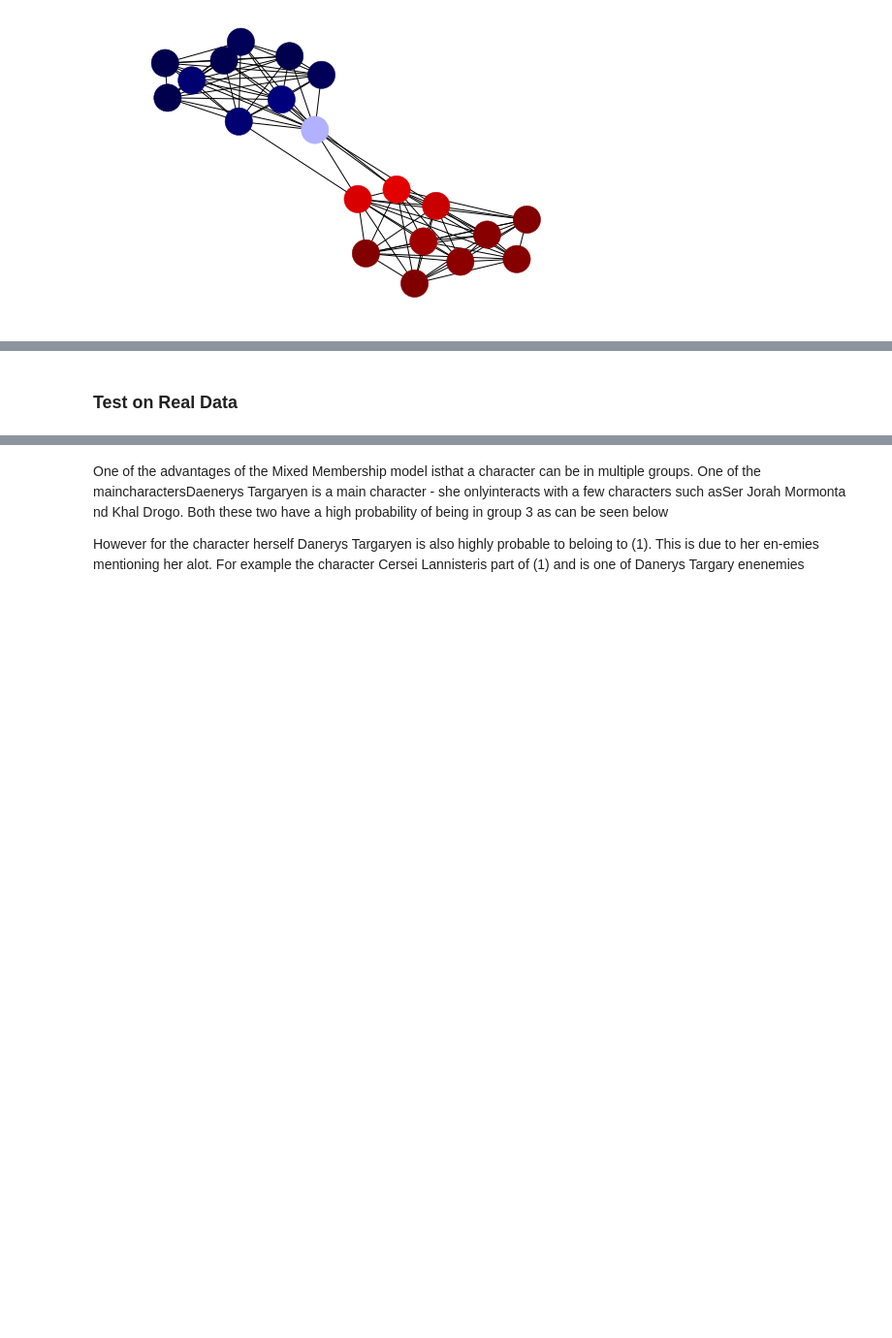
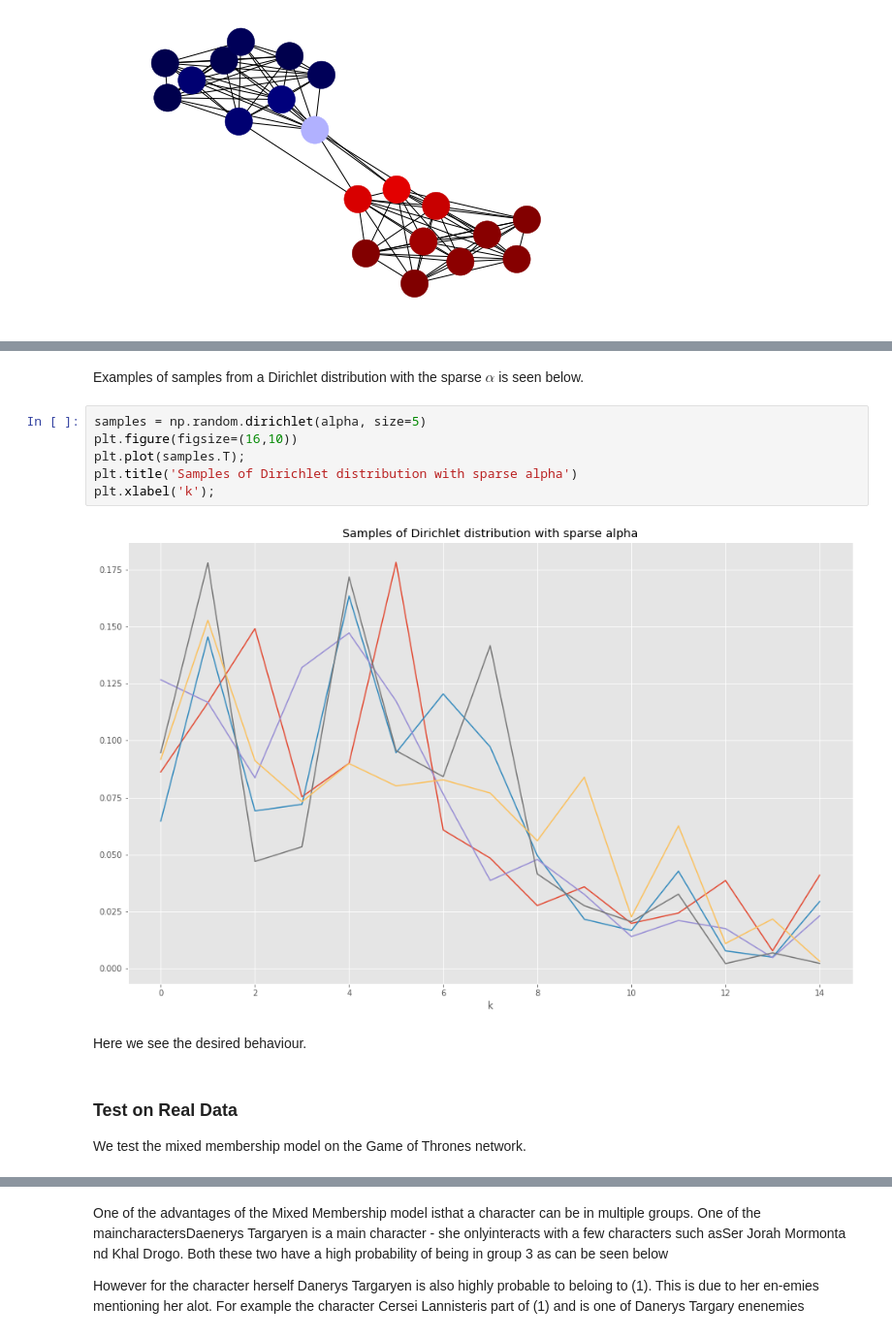
Before and after one commit to davidfrichhansen/mbml_project, a Jupyter notebook: notebooks/Final.ipynb, the cells around one changed output, grey strips where cells are left out. Shown at 97% size. Cells and saved outputs as stored; diff of their text form; blank space fills up the shorter version.

```diff
--- a/notebooks/Final.ipynb
+++ b/notebooks/Final.ipynb
@@ -514,5 +525,18 @@ def sparse_alpha(A, K):
+# %% [markdown]
+Examples of samples from a Dirichlet distribution with the sparse $\alpha$ is seen below.
+# %%
+samples = np.random.dirichlet(alpha, size=5)
+plt.figure(figsize=(16,10))
+plt.plot(samples.T);
+plt.title('Samples of Dirichlet distribution with sparse alpha')
+plt.xlabel('k');
+# %% [output]
+[figure, added]
+# %% [markdown]
+Here we see the desired behaviour.
 # %% [markdown]
 ### Test on Real Data
+We test the mixed membership model on the Game of Thrones network.
 # %%
 # load nodes and edges from file
 nodes = pd.read_csv('../data/got-s1-nodes.csv')
```
Also changed, not shown: parts of 18 cells of this notebook.
